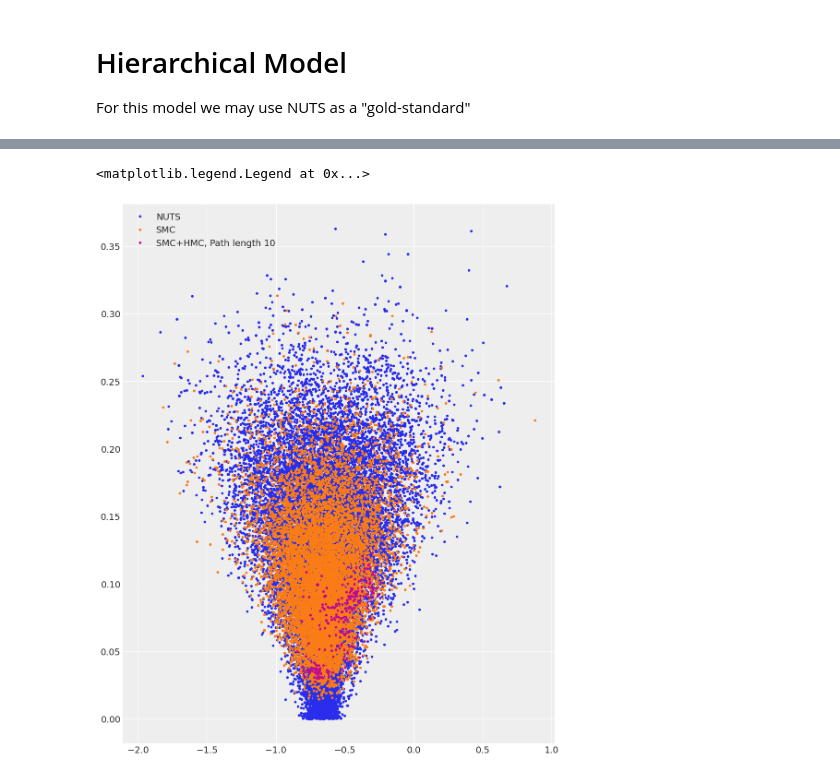
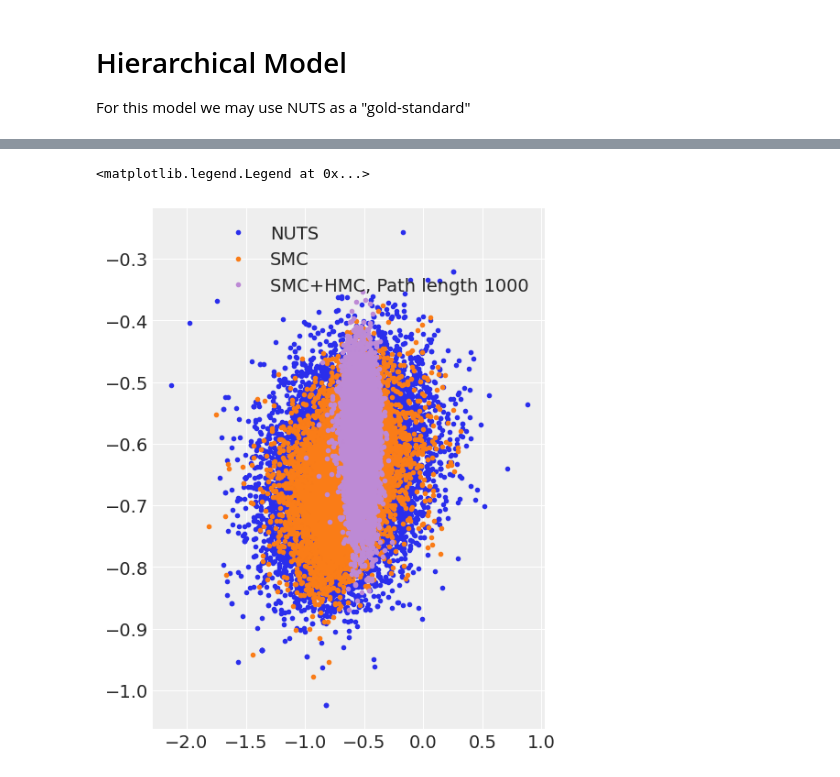
Before and after one commit to Grupo-de-modelado-probabilista/SMC_diagnostics, a Jupyter notebook: SMC_tests.ipynb, the cells around one changed output, grey strips where cells are left out. Drawn from its saved outputs; the diff is of its cells as text; code cells hidden in the pictures.

```diff
--- a/SMC_tests.ipynb
+++ b/SMC_tests.ipynb
@@ -403,12 +423,20 @@ plt.legend()
 # %%
-nuts_posterior = idata_nuts_hierarchical.posterior.stack(samples=("chain", "draw"))
-smc_posterior = idata_smc_hierarchical.posterior.stack(samples=("chain", "draw"))
-smc_hmc_posterior_6 = idata_smc_hmc_hierarchical_6.posterior.stack(samples=("chain", "draw"))
 plt.figure(figsize=(10,12))
-plt.plot(nuts_posterior["b"].isel(b_dim_0=75), nuts_posterior["sigma_b"], '.C0', label="NUTS")
-plt.plot(smc_posterior["b"].isel(b_dim_0=75), smc_posterior["sigma_b"], '.C1', label="SMC")
-plt.plot(smc_hmc_posterior_6["b"].isel(b_dim_0=75), smc_hmc_posterior_6["sigma_b"], '.C3', label="SMC+HMC, Path length 10")
+plt.plot(nuts_posterior["b"].isel(b_dim_0=75), nuts_posterior["mu_b"], '.C0', label="NUTS")
+plt.plot(smc_posterior["b"].isel(b_dim_0=75), smc_posterior["mu_b"], '.C1', label="SMC")
+#plt.plot(smc_hmc_posterior["b"].isel(b_dim_0=75), smc_hmc_posterior["sigma_b"], '.C2', label="SMC+HMC, Path length 10")
+#plt.plot(smc_hmc_posterior_5["b"].isel(b_dim_0=75), smc_hmc_posterior_5["sigma_b"], '.C6', label="SMC+HMC, Path length 200")
+#plt.plot(smc_hmc_posterior_6["b"].isel(b_dim_0=75), smc_hmc_posterior_6["sigma_b"], '.C7', label="SMC+HMC, Path length 1000")
+plt.plot(smc_hmc_posterior_7["b"].isel(b_dim_0=75), smc_hmc_posterior_6["mu_b"], '.C8', label="SMC+HMC, Path length 1000")
+
 plt.legend()
-# %% [output]
-<matplotlib.legend.Legend at 0x...>
-[figure, removed]
+# %%
+plt.figure(figsize=(5,6))
+plt.plot(nuts_posterior["b"].isel(b_dim_0=75), nuts_posterior["mu_b"], '.C0', label="NUTS")
+plt.plot(smc_posterior["b"].isel(b_dim_0=75), smc_posterior["mu_b"], '.C1', label="SMC")
+plt.plot(smc_hmc_posterior_7["b"].isel(b_dim_0=75), smc_hmc_posterior_6["mu_b"], '.C8', label="SMC+HMC, Path length 1000")
+
+plt.legend()
+# %% [output]
+<matplotlib.legend.Legend at 0x...>
+[figure, added]
```
Also changed, not shown: parts of 28 cells of this notebook, 10 other files.
